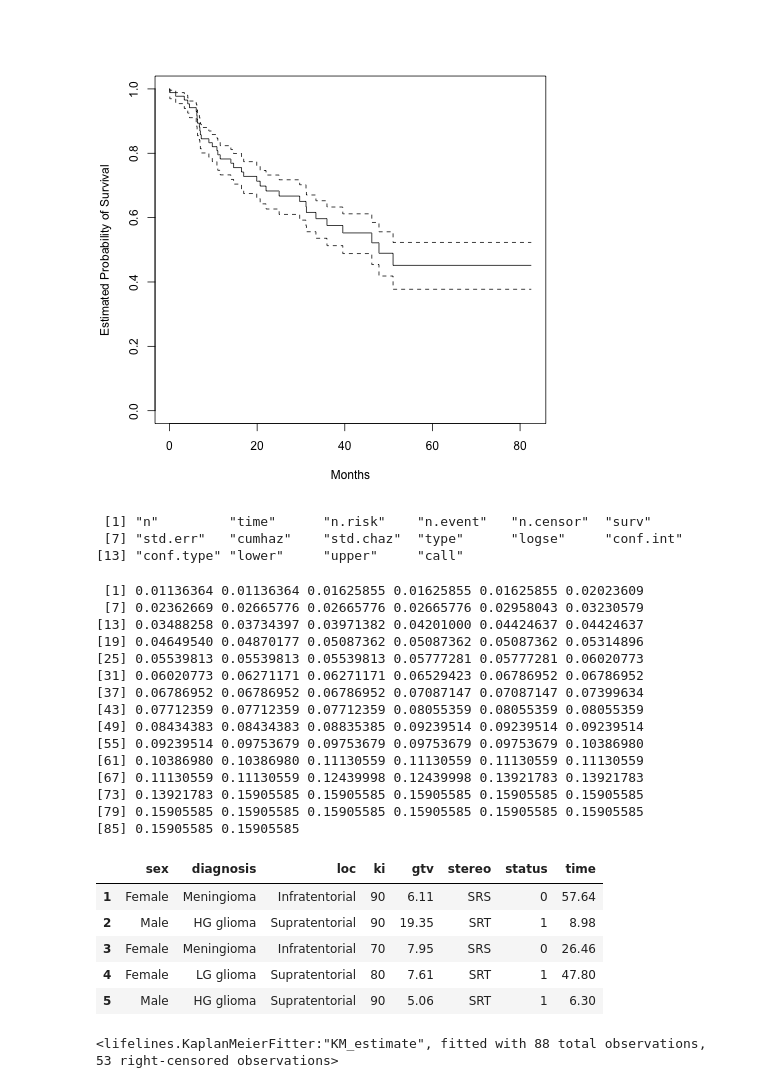
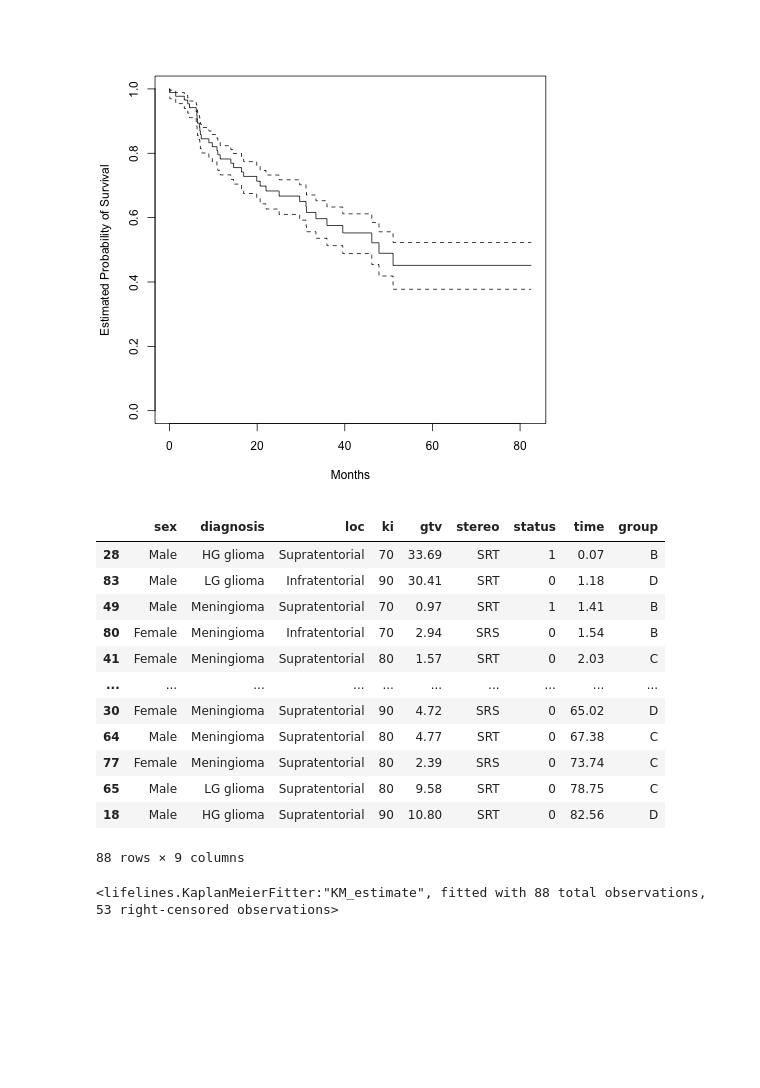
Before and after one commit to papir805/ISLR2, a Jupyter notebook: Python/chp11 - Survival Analysis/exercises/chp_11_exercises_me.ipynb, the cells around one changed output. Cells and saved outputs as stored; diff of their text form; code cells hidden in the pictures; blank space fills up the shorter version.

```diff
--- a/Python/chp11 - Survival Analysis/exercises/chp_11_exercises_me.ipynb
+++ b/Python/chp11 - Survival Analysis/exercises/chp_11_exercises_me.ipynb
@@ -393,43 +393,24 @@ R[write to console]: The following objects are masked from BrainCancer (pos = 3)
 
     diagnosis, gtv, ki, loc, sex, status, stereo, time
 [figure]
-# %%
-%%R
-names(kmf_fit_r)
-# %% [output]
- [1] "n"         "time"      "n.risk"    "n.event"   "n.censor"  "surv"
- [7] "std.err"   "cumhaz"    "std.chaz"  "type"      "logse"     "conf.int"
-[13] "conf.type" "lower"     "upper"     "call"
-# %%
-%%R
-kmf_fit_r$std.chaz
-# %% [output]
- [1] 0.01136364 0.01136364 0.01625855 0.01625855 0.01625855 0.02023609
- [7] 0.02362669 0.02665776 0.02665776 0.02665776 0.02958043 0.03230579
-[13] 0.03488258 0.03734397 0.03971382 0.04201000 0.04424637 0.04424637
-[19] 0.04649540 0.04870177 0.05087362 0.05087362 0.05087362 0.05314896
-[25] 0.05539813 0.05539813 0.05539813 0.05777281 0.05777281 0.06020773
-[31] 0.06020773 0.06271171 0.06271171 0.06529423 0.06786952 0.06786952
-[37] 0.06786952 0.06786952 0.06786952 0.07087147 0.07087147 0.07399634
-[43] 0.07712359 0.07712359 0.07712359 0.08055359 0.08055359 0.08055359
-[49] 0.08434383 0.08434383 0.08835385 0.09239514 0.09239514 0.09239514
-[55] 0.09239514 0.09753679 0.09753679 0.09753679 0.09753679 0.10386980
-[61] 0.10386980 0.10386980 0.11130559 0.11130559 0.11130559 0.11130559
-[67] 0.11130559 0.11130559 0.12439998 0.12439998 0.13921783 0.13921783
-[73] 0.13921783 0.15905585 0.15905585 0.15905585 0.15905585 0.15905585
-[79] 0.15905585 0.15905585 0.15905585 0.15905585 0.15905585 0.15905585
-[85] 0.15905585 0.15905585
 # %%
 brain_cancer_df = pd.read_csv("../datasets/BrainCancer.csv", index_col=0)
 # %%
-brain_cancer_df.head()
+brain_cancer_df.sort_values(by='time')
 # %% [output]
-|  | sex | diagnosis | loc | ki | gtv | stereo | status | time |
-| 1 | Female | Meningioma | Infratentorial | 90 | 6.11 | SRS | 0 | 57.64 |
-| 2 | Male | HG glioma | Supratentorial | 90 | 19.35 | SRT | 1 | 8.98 |
-| 3 | Female | Meningioma | Infratentorial | 70 | 7.95 | SRS | 0 | 26.46 |
-| 4 | Female | LG glioma | Supratentorial | 80 | 7.61 | SRT | 1 | 47.80 |
-| 5 | Male | HG glioma | Supratentorial | 90 | 5.06 | SRT | 1 | 6.30 |
+|  | sex | diagnosis | loc | ki | gtv | stereo | status | time | group |
+| 28 | Male | HG glioma | Supratentorial | 70 | 33.69 | SRT | 1 | 0.07 | B |
+| 83 | Male | LG glioma | Infratentorial | 90 | 30.41 | SRT | 0 | 1.18 | D |
+| 49 | Male | Meningioma | Supratentorial | 70 | 0.97 | SRT | 1 | 1.41 | B |
+| 80 | Female | Meningioma | Infratentorial | 70 | 2.94 | SRS | 0 | 1.54 | B |
+| 41 | Female | Meningioma | Supratentorial | 80 | 1.57 | SRT | 0 | 2.03 | C |
+| ... | ... | ... | ... | ... | ... | ... | ... | ... | ... |
+| 30 | Female | Meningioma | Supratentorial | 90 | 4.72 | SRS | 0 | 65.02 | D |
+| 64 | Male | Meningioma | Supratentorial | 80 | 4.77 | SRT | 0 | 67.38 | C |
+| 77 | Female | Meningioma | Supratentorial | 80 | 2.39 | SRS | 0 | 73.74 | C |
+| 65 | Male | LG glioma | Supratentorial | 80 | 9.58 | SRT | 0 | 78.75 | C |
+| 18 | Male | HG glioma | Supratentorial | 90 | 10.80 | SRT | 0 | 82.56 | D |
+88 rows × 9 columns
 # %%
 a = 0.3173105191
 
```
Also changed, not shown: parts of 19 cells of this notebook, 4 other files.
